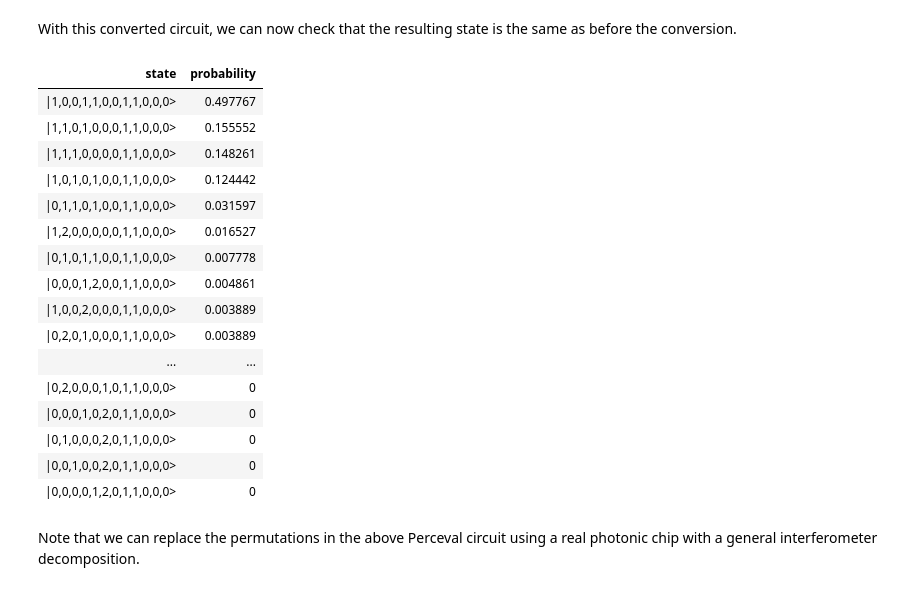
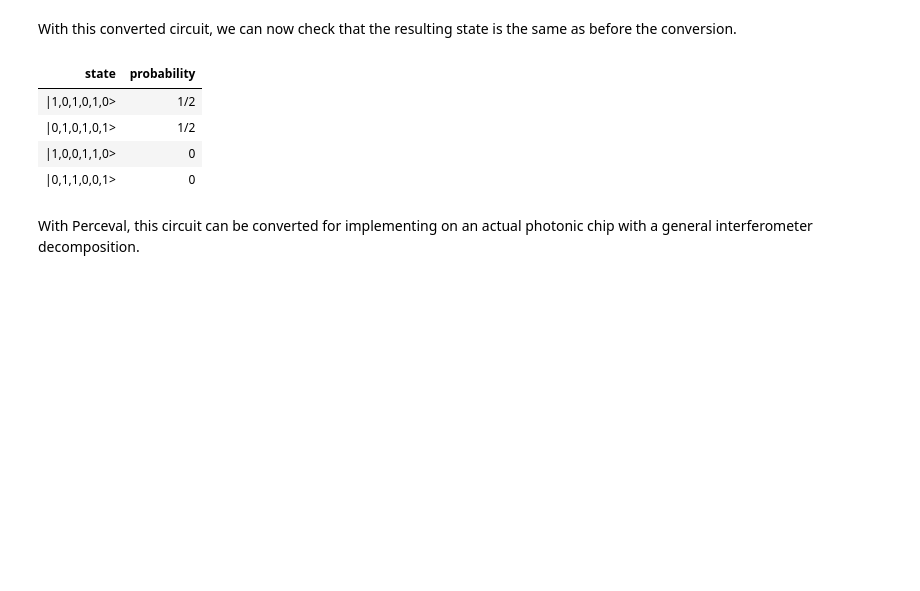
Before and after one commit to Quandela/Perceval, a Jupyter notebook: docs/source/notebooks/Qiskit conversion.ipynb, the cells around one changed output. Drawn from its saved outputs; the diff is of its cells as text; code cells hidden in the pictures; blank space fills up the shorter version.

Commit message:
changed CNOT => GHZ - explanation about photonic chip

```diff
--- a/docs/source/notebooks/Qiskit conversion.ipynb
+++ b/docs/source/notebooks/Qiskit conversion.ipynb
@@ -63,28 +63,16 @@ With this converted circuit, we can now check that the resulting state is the sa
 # %%
 simulator_backend = pcvl.BackendFactory().get_backend("Naive")
 
 _, output_distribution = quantum_processor.run(simulator_backend)
-pcvl.pdisplay(output_distribution)
+pcvl.pdisplay(output_distribution, precision=1e-2)
 # %% [output]
 | state | probability |
-| |1,0,0,1,1,0,0,1,1,0,0,0> | 0.497767 |
-| |1,1,0,1,0,0,0,1,1,0,0,0> | 0.155552 |
-| |1,1,1,0,0,0,0,1,1,0,0,0> | 0.148261 |
-| |1,0,1,0,1,0,0,1,1,0,0,0> | 0.124442 |
-| |0,1,1,0,1,0,0,1,1,0,0,0> | 0.031597 |
-| |1,2,0,0,0,0,0,1,1,0,0,0> | 0.016527 |
-| |0,1,0,1,1,0,0,1,1,0,0,0> | 0.007778 |
-| |0,0,0,1,2,0,0,1,1,0,0,0> | 0.004861 |
-| |1,0,0,2,0,0,0,1,1,0,0,0> | 0.003889 |
-| |0,2,0,1,0,0,0,1,1,0,0,0> | 0.003889 |
-| ... | ... |
-| |0,2,0,0,0,1,0,1,1,0,0,0> | 0 |
-| |0,0,0,1,0,2,0,1,1,0,0,0> | 0 |
-| |0,1,0,0,0,2,0,1,1,0,0,0> | 0 |
-| |0,0,1,0,0,2,0,1,1,0,0,0> | 0 |
-| |0,0,0,0,1,2,0,1,1,0,0,0> | 0 |
+| |1,0,1,0,1,0> | 1/2 |
+| |0,1,0,1,0,1> | 1/2 |
+| |1,0,0,1,1,0> | 0 |
+| |0,1,1,0,0,1> | 0 |
-# %% [markdown]
-Note that we can replace the permutations in the above Perceval circuit using a real photonic chip with a general interferometer decomposition.
+# %% [markdown]
+With Perceval, this circuit can be converted for implementing on an actual photonic chip with a general interferometer decomposition.
 # %%
 u = quantum_processor.circuit.compute_unitary(use_symbolic=False)
 # %%
```
Also changed, not shown: parts of 2 cells of this notebook.
